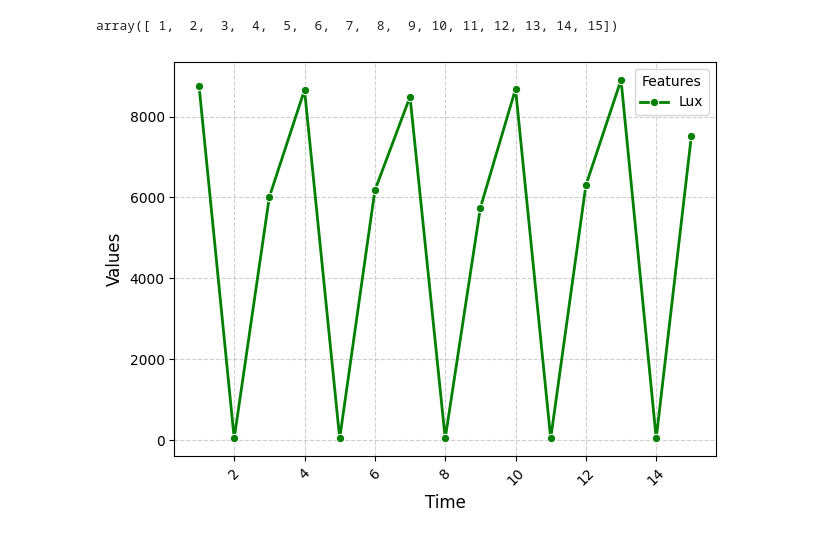
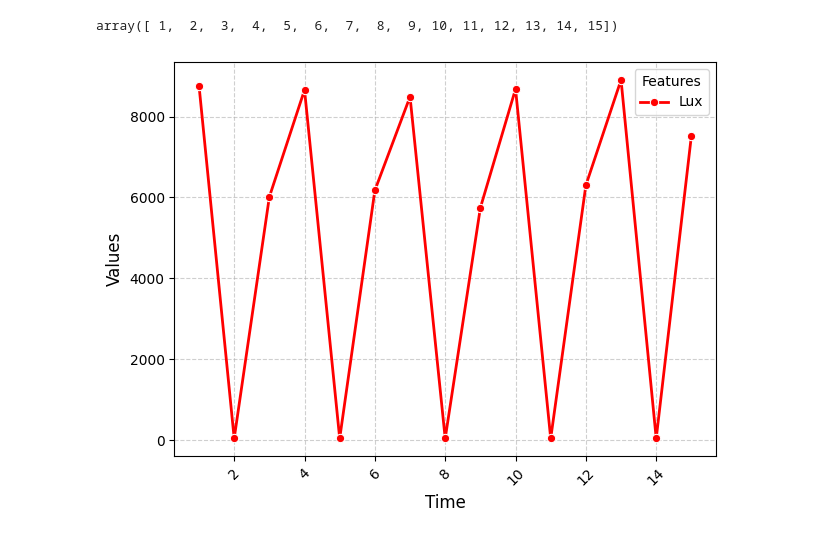
Before and after one commit to SalemElbermawy/WEB_CAP, a Jupyter notebook: test_five.ipynb, the cells around one changed output. Cells and saved outputs as stored; diff of their text form; code cells hidden in the pictures.

```diff
--- a/test_five.ipynb
+++ b/test_five.ipynb
@@ -21,19 +21,19 @@ x_axis
 array([ 1,  2,  3,  4,  5,  6,  7,  8,  9, 10, 11, 12, 13, 14, 15])
 # %%
 
-sns.lineplot(x=x_axis, y=data["Lux"], label="Lux", linewidth=2,marker="o",color="green")
+sns.lineplot(x=x_axis, y=data["Lux"], label="Lux", linewidth=2,marker="o",color="red")
 
 plt.xlabel("Time", fontsize=12)
 plt.ylabel("Values", fontsize=12)
 
 plt.xticks(rotation=45)
 plt.yticks(fontsize=10)
 
 plt.legend(title="Features", fontsize=10)
 
 plt.grid(True, linestyle='--', alpha=0.6)
-
+# plt.yscale('log')
 plt.tight_layout()
 plt.show()
 # %% [output]
-[figure, old version]
+[figure, new version]
```
Also changed, not shown: parts of 3 cells of this notebook, 4 other files.
